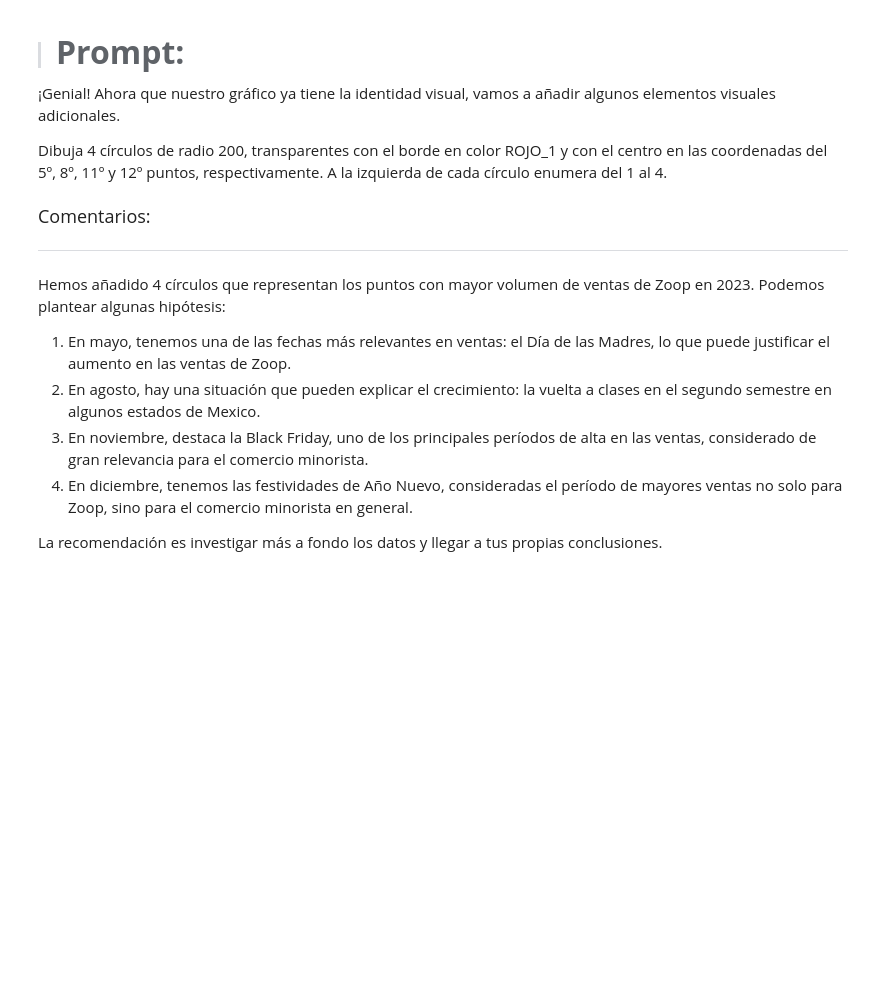
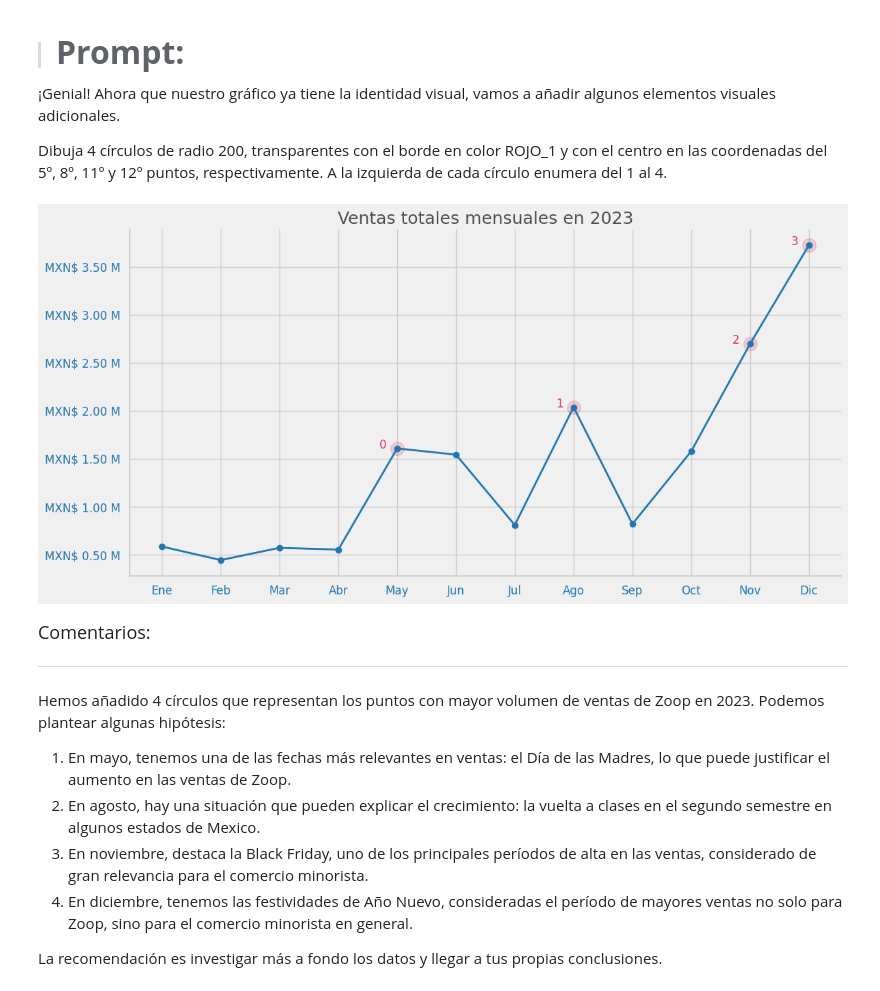
Before and after one commit to mg253a/IA_aplicada_a_ciencia_de_datos, a Jupyter notebook: IA_aplicada_a_ciencia_de_datos.ipynb, the cells around one changed output. Cells and saved outputs as stored; diff of their text form; code cells hidden in the pictures; blank space fills up the shorter version.

```diff
--- a/IA_aplicada_a_ciencia_de_datos.ipynb
+++ b/IA_aplicada_a_ciencia_de_datos.ipynb
@@ -1159,6 +1291,60 @@ Utiliza las bibliotecas de visualización de datos de Python para crear esta vis
 ¡Genial! Ahora que nuestro gráfico ya tiene la identidad visual, vamos a añadir algunos elementos visuales adicionales.
 
 Dibuja 4 círculos de radio 200, transparentes con el borde en color ROJO_1 y con el centro en las coordenadas del 5º, 8º, 11º y 12º puntos, respectivamente. A la izquierda de cada círculo enumera del 1 al 4.
+# %%
+import matplotlib.ticker as ticker
+
+# Colores de identidad visual
+GRIS_1 = "#f0f0f0"
+GRIS_5 = "#4f4f4f"
+AZUL_1 = "#1f77b4"
+ROJO_1 = "#e23155"
+
+# Crear columna con el nombre del mes en inglés
+df['mes'] = df['fecha'].dt.strftime('%B')
+
+# Agrupar y ordenar por meses reales
+ventas_mensuales = df.groupby('mes')['facturacion'].sum().reindex(meses.keys())
+
+# Crear lista con nombres de meses traducidos
+meses_es = [meses[m] for m in ventas_mensuales.index]
+
+# Crear figura
+fig, ax = plt.subplots(figsize=(12, 6), facecolor=GRIS_1)
+ax.set_facecolor(GRIS_1)
+
+# Graficar línea
+ax.plot(meses_es, ventas_mensuales.values, marker='o', color=AZUL_1, linewidth=2)
+
+# Título
+ax.set_title("Ventas totales mensuales en 2023", fontsize=18, color=GRIS_5)
+
+# Estilizar etiquetas del eje X
+ax.tick_params(axis='x', labelsize=12, colors=AZUL_1)
+
+# Estilizar etiquetas del eje Y con formato de moneda
+ax.tick_params(axis='y', labelsize=12, colors=AZUL_1)
+ax.yaxis.set_major_formatter(ticker.FuncFormatter(lambda x, _: f'MXN$ {x/1e6:.2f} M'))
+
+# Eliminar etiquetas de los ejes
+ax.set_xlabel(None)
+ax.set_ylabel(None)
+
+# Quitar bordes superior y derecho
+ax.spines['top'].set_visible(False)
+ax.spines['right'].set_visible(False)
+
+#Añadir circulos enumerados
+for i, point in enumerate([(4, ventas_mensuales.iloc[4]),(7, ventas_mensuales.iloc[7]),(10, ventas_mensuales.iloc[10]),
+ (11, ventas_mensuales.iloc[11])]):
+    plt.scatter(point[0],point[1], s=200, color=ROJO_1, alpha=0.2, edgecolors=ROJO_1)
+    plt.text(point[0] - 0.3, point[1] + 0.1, str(i), fontsize=12, color=ROJO_1)
+
+
+plt.tight_layout()
+plt.show()
+# %% [output]
+[figure, added]
 # %% [markdown]
 <font color="7b71ff" size=4> Comentarios: </font>
 
```
Also changed, not shown: parts of 3 cells of this notebook.
